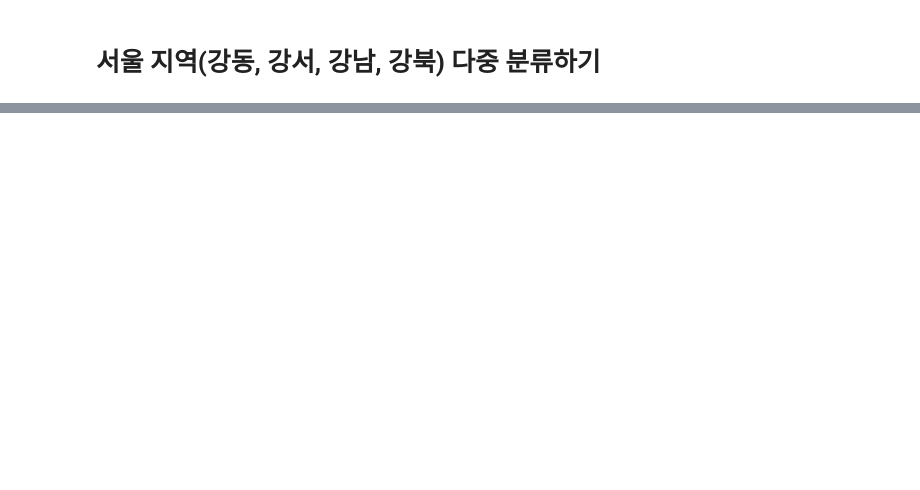
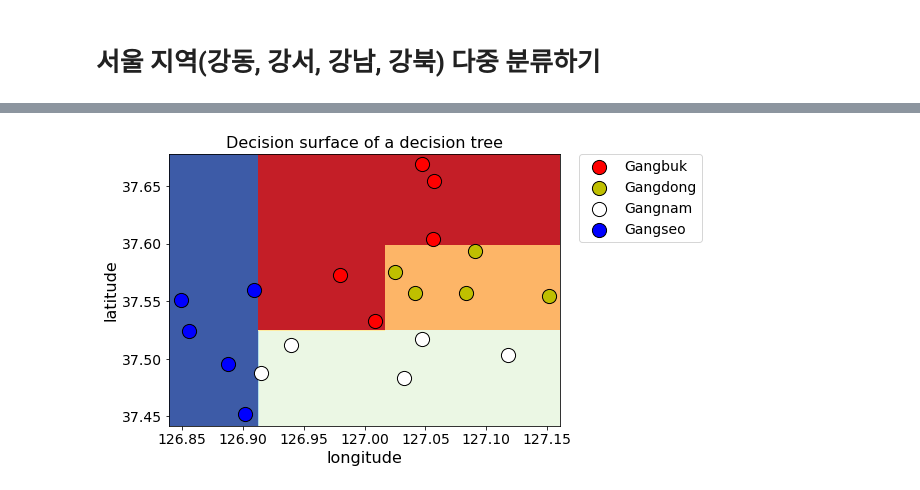
Before and after one commit to Jio-Kim/ML-DL, a Jupyter notebook: Decision_Tree.ipynb, the cells around one changed output, grey strips where cells are left out. Saved outputs shown, nothing was run; the diff lists cells and outputs as text; code cells hidden in the pictures; blank space fills up the shorter version.

```diff
--- a/Decision_Tree.ipynb
+++ b/Decision_Tree.ipynb
@@ -33,0 +216,8 @@ train_df = train_df[['district', 'longitude', 'latitude', 'label']]
+# %%
+clf = tree.DecisionTreeClassifier(max_depth = 4,
+                                  min_samples_split = 2,
+                                  min_samples_leaf = 2,
+                                  random_state = 70).fit(X_train, y_encoded.ravel())
+display_decision_surface(clf, X_train, y_encoded)
+# %% [output]
+[figure, added]
```
Also changed, not shown: parts of 26 cells of this notebook.
